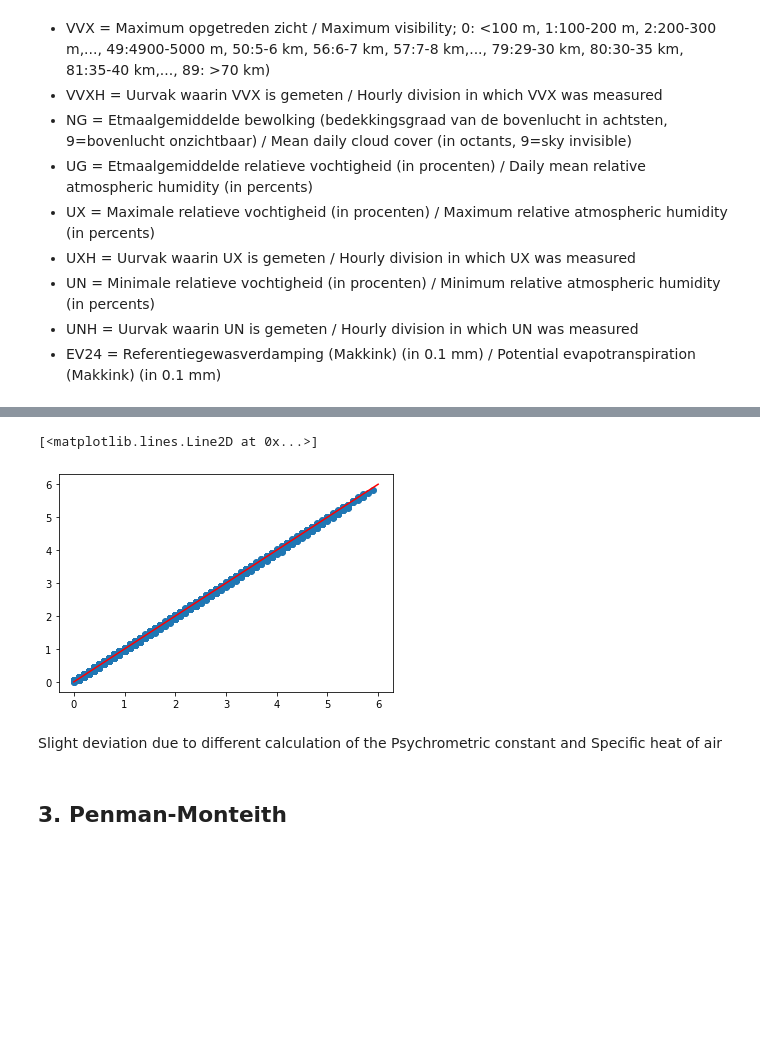
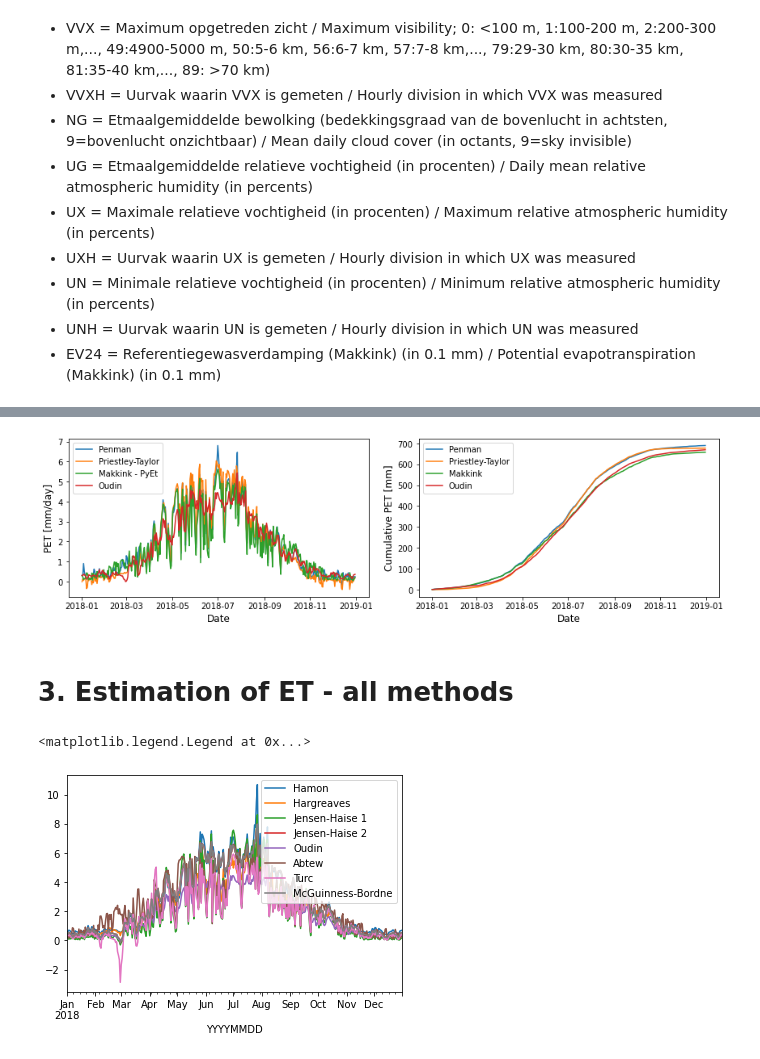
Before and after one commit to pyet-org/pyet, a Jupyter notebook: examples/example_knmi.ipynb, the cells around one changed output, grey strips where cells are left out. Saved outputs shown, nothing was run; the diff lists cells and outputs as text; code cells hidden in the pictures; blank space fills up the shorter version.

Commit message:
Updated methods and documentation

```diff
--- a/examples/example_knmi.ipynb
+++ b/examples/example_knmi.ipynb
@@ -66,10 +68,10 @@ data.head()
 5 rows × 40 columns
 # %%
-tmean = data.TG/10
-tmax = data.TX/10
-tmin = data.TN/10
-rh = data.UG
-Rs = data.Q * 10000 / 1000000  # J/cm2 to MJ/m2
+meteo = pd.DataFrame({"tmean":data.TG/10, "tmax":data.TX/10, "tmin":data.TN/10, "rh":data.UG, "wind":data.FG/10, "rs":data.Q/100})
+tmean, tmax, tmin, rh, wind, rs = [meteo[col] for col in meteo.columns]
 pressure =  data.PG / 100 # to kPa
 wind = data.FG/10  # to m/s
+lat = 0.91
+elevation = 4
+et_knmi = data.EV24 / 10
 # %% [markdown]
@@ -86,10 +79,26 @@ et_makkink.plot(figsize=(10,2));
-# %%
-plt.scatter((data.EV24 / 10), et_makkink)
-plt.plot([0,6], [0,6], "red")
-# %% [output]
-[<matplotlib.lines.Line2D at 0x...>]
-[figure, removed]
-# %% [markdown]
-Slight deviation due to different calculation of the Psychrometric constant and Specific heat of air
-# %% [markdown]
-## 3. Penman-Monteith
+# %%
+et_penman = pyet.penman(wind, rs=rs, elevation=4, lat=0.91, tmax=tmax, tmin=tmin, rh=rh)
+et_pt = pyet.priestley_taylor(wind, rs=rs, elevation=4, lat=0.91, tmax=tmax, tmin=tmin, rh=rh)
+et_makkink = pyet.makkink(rs, tmax=tmax, tmin=tmin, elevation=4, pressure=pressure)
+et_oudin = pyet.oudin(tmean, lat=0.91)
+# %%
+fig, axs = plt.subplots(figsize=(12,3.5), ncols=2)
+axs[0].plot(et_penman,label="Penman")
+axs[0].plot(et_pt, label="Priestley-Taylor")
+axs[0].plot(et_makkink, label="Makkink - PyEt")
+axs[0].plot(et_oudin, label="Oudin")
+axs[1].plot(et_penman.cumsum(),label="Penman")
+axs[1].plot(et_pt.cumsum(), label="Priestley-Taylor")
+axs[1].plot(et_makkink.cumsum(), label="Makkink")
+axs[1].plot(et_oudin.cumsum(), label="Oudin")
+axs[0].set_ylabel("PET [mm/day]", fontsize=12)
+axs[1].set_ylabel("Cumulative PET [mm]", fontsize=12)
+for i in (0,1):
+    axs[i].set_xlabel("Date", fontsize=12)
+    axs[i].legend(loc=2)
+plt.tight_layout()
+plt.savefig("Figure1.png", dpi=300)
+# %% [output]
+[figure, added]
+# %% [markdown]
+# 3. Estimation of ET - all methods
@@ -95,0 +121,13 @@ Slight deviation due to different calculation of the Psychrometric constant and
+# %%
+et_hamon.plot(label="Hamon")
+et_har.plot(label="Hargreaves")
+et_jh1.plot(label="Jensen-Haise 1")
+et_jh2.plot(label="Jensen-Haise 2")
+et_oudin.plot(label="Oudin")
+et_abtew.plot(label="Abtew")
+et_turc.plot(label="Turc")
+et_mg.plot(label="McGuinness-Bordne")
+plt.legend()
+# %% [output]
+<matplotlib.legend.Legend at 0x...>
+[figure, added]
```
Also changed, not shown: parts of 7 cells of this notebook, 11 other files.
